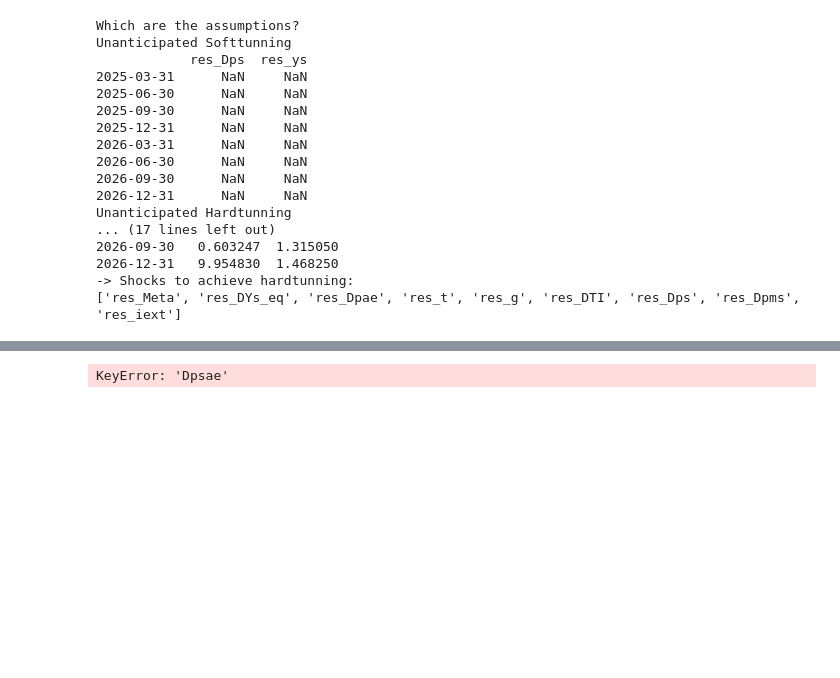
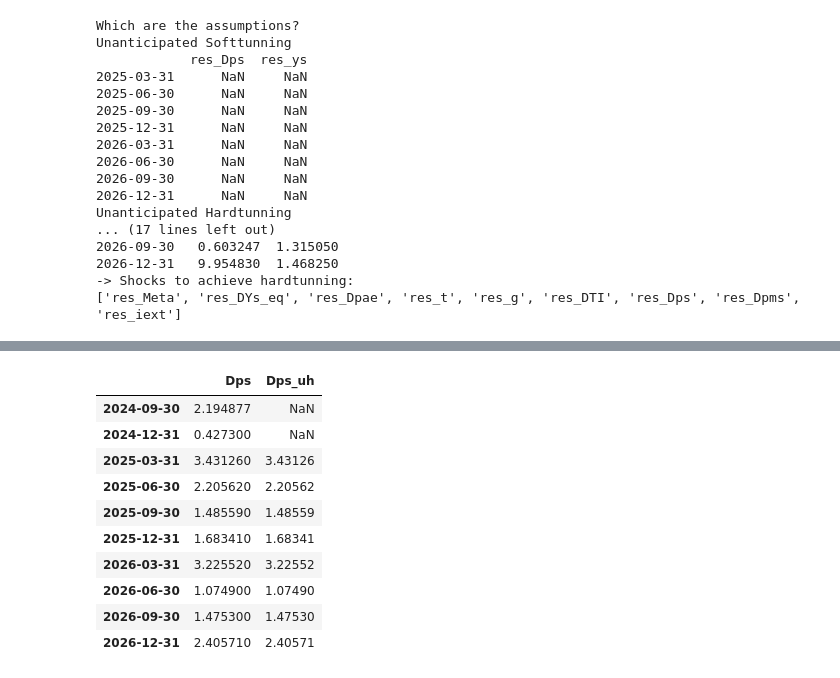
Before and after one commit to patrickcastilla/CUECOPolMon_fork_2, a Jupyter notebook: Main_Forecast.ipynb, the cells around one changed output, grey strips where cells are left out. Saved outputs shown, nothing was run; the diff lists cells and outputs as text; code cells hidden in the pictures; blank space fills up the shorter version.

```diff
--- a/Main_Forecast.ipynb
+++ b/Main_Forecast.ipynb
@@ -262,5 +274,15 @@ fig, axs = HTS.plotTSforecast(BDdict,lista,listanames,listaSS,FH,HH,Number_Rows,
 # %%
-UFDB['Dpsae_uh'] = UCond['Uvar']['var']['Dpsae']
-UFDB[['Dpsae','Dpsae_uh']].tail(10)
+UFDB['Dps_uh'] = UCond['Uvar']['var']['Dps']
+UFDB[['Dps','Dps_uh']].tail(10)
 # %% [output]
-KeyError: 'Dpsae'
+|  | Dps | Dps_uh |
+| 2024-09-30 | 2.194877 | NaN |
+| 2024-12-31 | 0.427300 | NaN |
+| 2025-03-31 | 3.431260 | 3.43126 |
+| 2025-06-30 | 2.205620 | 2.20562 |
+| 2025-09-30 | 1.485590 | 1.48559 |
+| 2025-12-31 | 1.683410 | 1.68341 |
+| 2026-03-31 | 3.225520 | 3.22552 |
+| 2026-06-30 | 1.074900 | 1.07490 |
+| 2026-09-30 | 1.475300 | 1.47530 |
+| 2026-12-31 | 2.405710 | 2.40571 |
```
Also changed, not shown: parts of 10 cells of this notebook, 2 other files.
